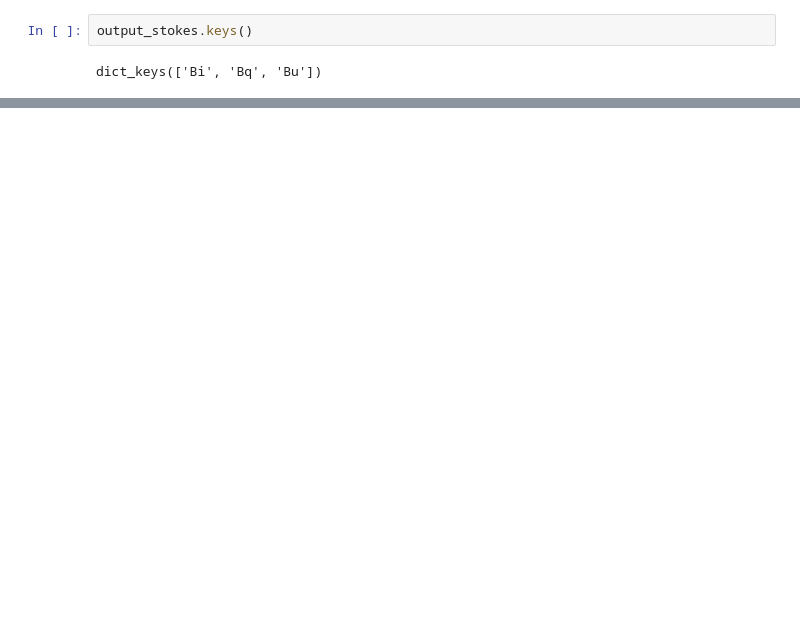
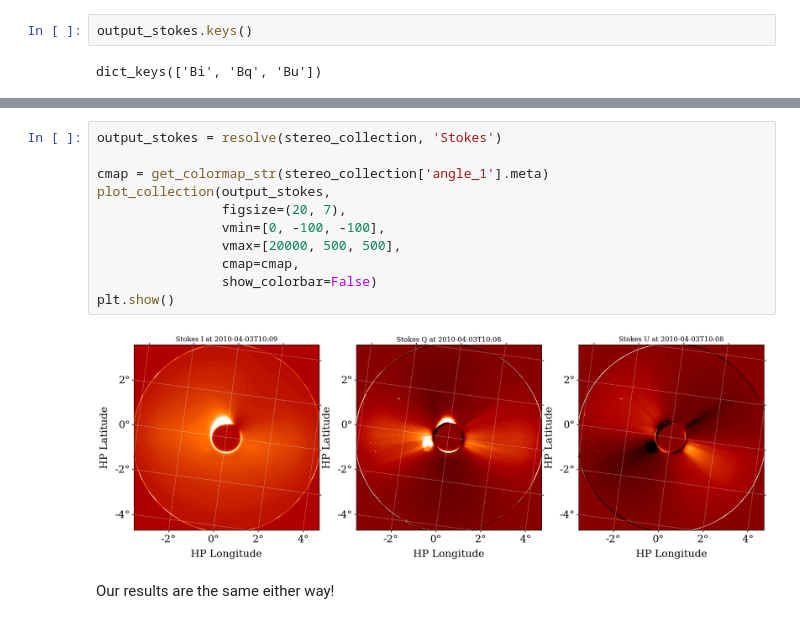
Before and after one commit to punch-mission/solpolpy, a Jupyter notebook: docs/source/example.ipynb, the cells around one changed output, grey strips where cells are left out. Drawn from its saved outputs; the diff is of its cells as text; blank space fills up the shorter version.

```diff
--- a/docs/source/example.ipynb
+++ b/docs/source/example.ipynb
@@ -328,0 +201,15 @@ plt.show()
+# %%
+output_stokes = resolve(stereo_collection, 'Stokes')
+
+cmap = get_colormap_str(stereo_collection['angle_1'].meta)
+plot_collection(output_stokes,
+                figsize=(20, 7),
+                vmin=[0, -100, -100],
+                vmax=[20000, 500, 500],
+                cmap=cmap,
+                show_colorbar=False)
+plt.show()
+# %% [output]
+[figure, added]
+# %% [markdown]
+Our results are the same either way!
```
Also changed, not shown: parts of 58 cells of this notebook, 8 other files.
